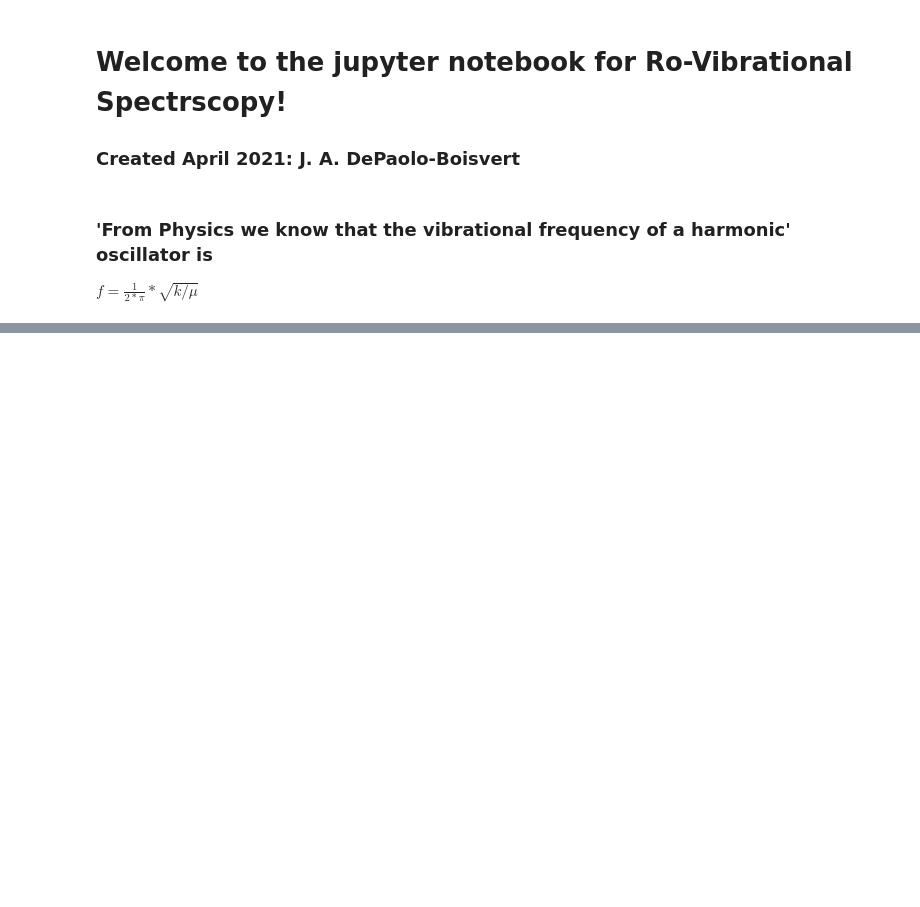
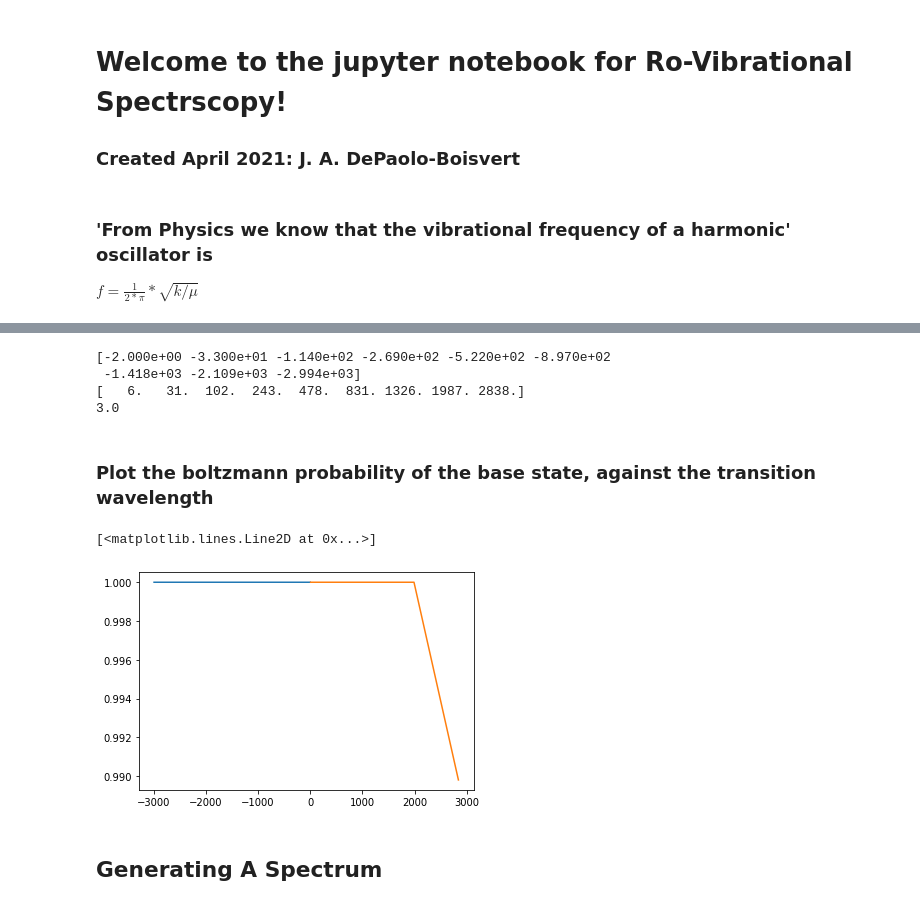
Before and after one commit to josephdepaoloboisvert/Rotation-Vibration, a Jupyter notebook: Ro-Vibrational Lab.ipynb, the cells around one changed output, grey strips where cells are left out. Saved outputs shown, nothing was run; the diff lists cells and outputs as text; code cells hidden in the pictures; blank space fills up the shorter version.

```diff
--- a/Ro-Vibrational Lab.ipynb
+++ b/Ro-Vibrational Lab.ipynb
@@ -120,14 +129,16 @@ $$
 T_levels = lambda nu, J, nu_e, chi_e, B_e, D_e, a_e : (nu_e*(nu+0.5)) + B_e*J*(J+1) + nu_e*chi_e*(nu+0.5)**2 - D_e * J**2 * (J+1)**2 - a_e*(nu+0.5)*J*(J+1)
 # %%
 # Retrieve these values for HCl from NIST, and
-# generate a matrix of the first 3 vibrational levels, by 5 rotational levels
+# generate a matrix of the first 2 vibrational levels, by 25 rotational levels
 #
-nu_e = 2990
-chi_e = 52.8/nu_e
-B_e = 10.59
-D_e = 0.000532
-a_e = 0.307
-levels = np.array([[T_levels(i, j, nu_e, chi_e, B_e, D_e, a_e) for j in range(5)] for i in range(3)])
+nu_e = 1
+chi_e = 1
+B_e = 1
+D_e = 1
+a_e = 1
+nu_max = 10
+J_max = 10
+levels = np.array([[T_levels(i, j, nu_e, chi_e, B_e, D_e, a_e) for j in range(J_max)] for i in range(nu_max)])
 # %%
 levels
 # %% [output]
@@ -601,0 +168,2 @@ Your Answer Here
+# %%
+boltzmann_prob = lambda energies, temp : np.exp(-1*energies/(cons.Boltzmann*temp))
@@ -601,0 +172,4 @@ Your Answer Here
+# %%
+#Convert levels to joules
+boltzmann_pop = boltzmann_prob(levels*cons.h*cons.c*100, temp)
+print(boltzmann_pop)
@@ -601,0 +194,4 @@ Your Answer Here
+# %%
+# This can be normalized to sum to one, if desired
+normalized_boltzmann_pop = boltzmann_pop/np.sum(boltzmann_pop)
+print(normalized_boltzmann_pop, np.sum(normalized_boltzmann_pop))
@@ -601,0 +251,25 @@ Your Answer Here
+# %%
+# Typically we are only concerned with vibrational transitions from 0, 1.
+r_transitions = levels[1,1:] - levels[0,:-1]
+p_transitions = levels[1,:-1] - levels[0,1:]
+print(r_transitions)
+print(p_transitions)
+print(levels[1,0] - levels[0,0])
+# %% [output]
+[-2.000e+00 -3.300e+01 -1.140e+02 -2.690e+02 -5.220e+02 -8.970e+02
+ -1.418e+03 -2.109e+03 -2.994e+03]
+[   6.   31.  102.  243.  478.  831. 1326. 1987. 2838.]
+3.0
+# %% [markdown]
+### Plot the boltzmann probability of the base state, against the transition wavelength
+# %%
+r_data = (r_transitions, 1 - normalized_boltzmann_pop[0,:-1])
+p_data = (p_transitions, 1 - normalized_boltzmann_pop[0,1:])
+
+plt.plot(*r_data)
+plt.plot(*p_data)
+# %% [output]
+[<matplotlib.lines.Line2D at 0x...>]
+[figure, added]
+# %% [markdown]
+## Generating A Spectrum
```
Also changed, not shown: parts of 80 cells of this notebook.
